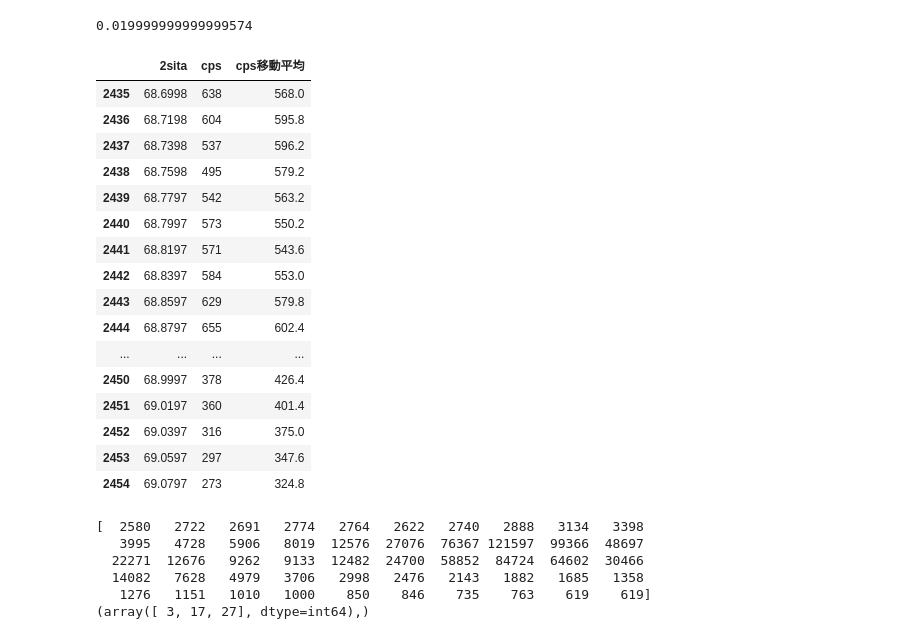
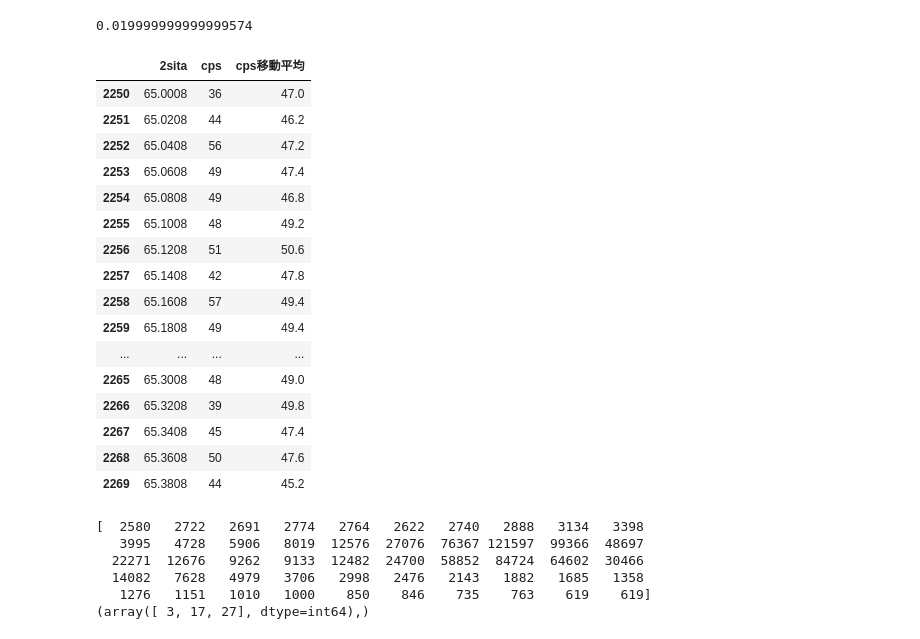
Before and after one commit to yosinobu-yamasita/xray_diffraction_viewer, a Jupyter notebook: xray_show_note.ipynb, the cells around one changed output. Drawn from its saved outputs; the diff is of its cells as text; code cells hidden in the pictures.

```diff
--- a/xray_show_note.ipynb
+++ b/xray_show_note.ipynb
@@ -85,29 +85,29 @@ df_score["2sita"][1]-df_score["2sita"][0]
 # %% [output]
 0.019999999999999574
 # %%
-show_point=68.9
+show_point=65.20
 # show_point=kubomi
 show_nom=int((show_point-20)/0.02)
 df_score[show_nom-10:show_nom+10]
 # df_score["2sita"][show_nom-25:show_nom+25].max()
 # %% [output]
 |  | 2sita | cps | cps移動平均 |
-| 2435 | 68.6998 | 638 | 568.0 |
-| 2436 | 68.7198 | 604 | 595.8 |
-| 2437 | 68.7398 | 537 | 596.2 |
-| 2438 | 68.7598 | 495 | 579.2 |
-| 2439 | 68.7797 | 542 | 563.2 |
-| 2440 | 68.7997 | 573 | 550.2 |
-| 2441 | 68.8197 | 571 | 543.6 |
-| 2442 | 68.8397 | 584 | 553.0 |
-| 2443 | 68.8597 | 629 | 579.8 |
-| 2444 | 68.8797 | 655 | 602.4 |
+| 2250 | 65.0008 | 36 | 47.0 |
+| 2251 | 65.0208 | 44 | 46.2 |
+| 2252 | 65.0408 | 56 | 47.2 |
+| 2253 | 65.0608 | 49 | 47.4 |
+| 2254 | 65.0808 | 49 | 46.8 |
+| 2255 | 65.1008 | 48 | 49.2 |
+| 2256 | 65.1208 | 51 | 50.6 |
+| 2257 | 65.1408 | 42 | 47.8 |
+| 2258 | 65.1608 | 57 | 49.4 |
+| 2259 | 65.1808 | 49 | 49.4 |
 | ... | ... | ... | ... |
-| 2450 | 68.9997 | 378 | 426.4 |
-| 2451 | 69.0197 | 360 | 401.4 |
-| 2452 | 69.0397 | 316 | 375.0 |
-| 2453 | 69.0597 | 297 | 347.6 |
-| 2454 | 69.0797 | 273 | 324.8 |
+| 2265 | 65.3008 | 48 | 49.0 |
+| 2266 | 65.3208 | 39 | 49.8 |
+| 2267 | 65.3408 | 45 | 47.4 |
+| 2268 | 65.3608 | 50 | 47.6 |
+| 2269 | 65.3808 | 44 | 45.2 |
 # %%
 np_peak =(df_score["cps"][show_nom-25:show_nom+25].values)
 # x = np.array([2, 1, 2, 3, 2, 0, 1, 0])
```
Also changed, not shown: parts of 3 cells of this notebook.
